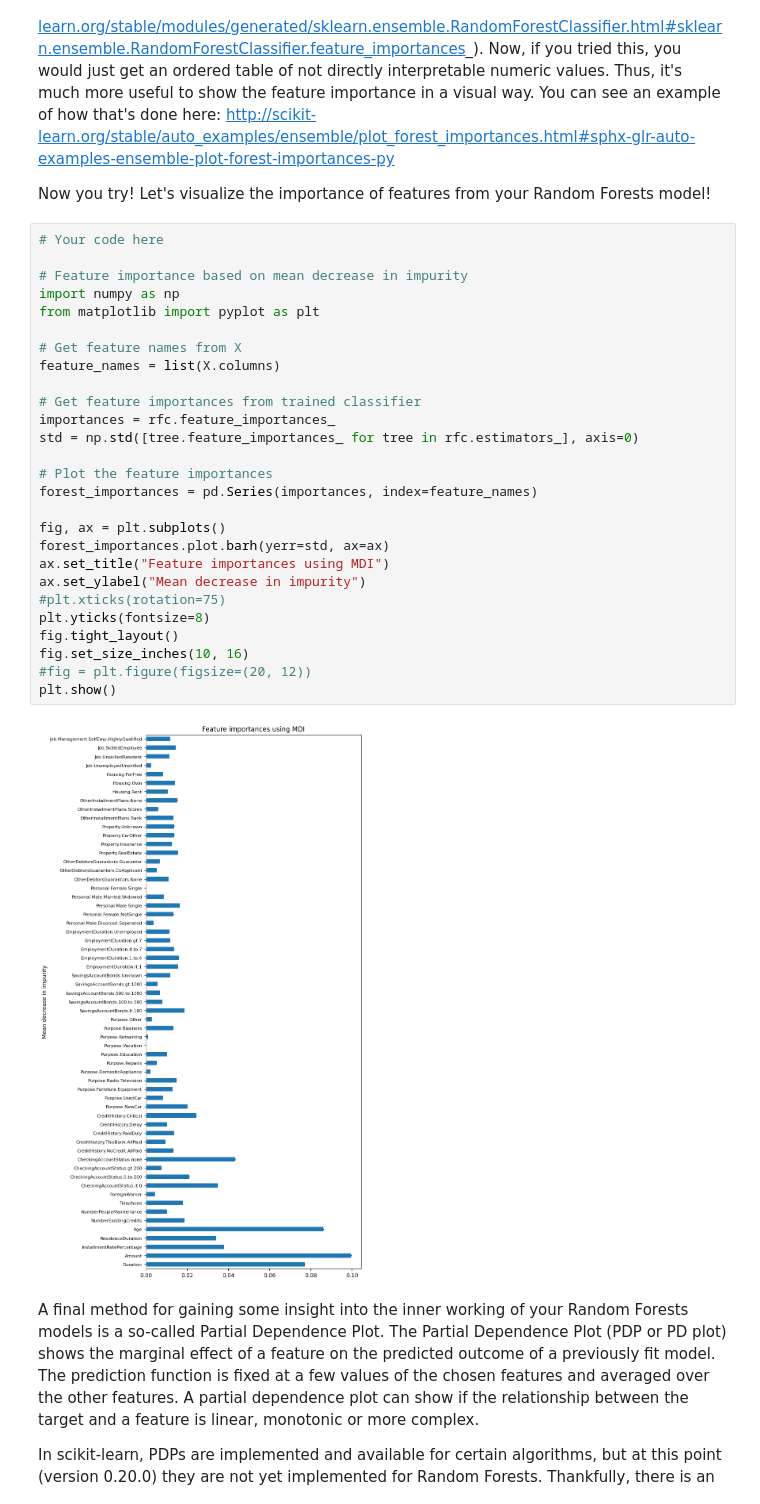
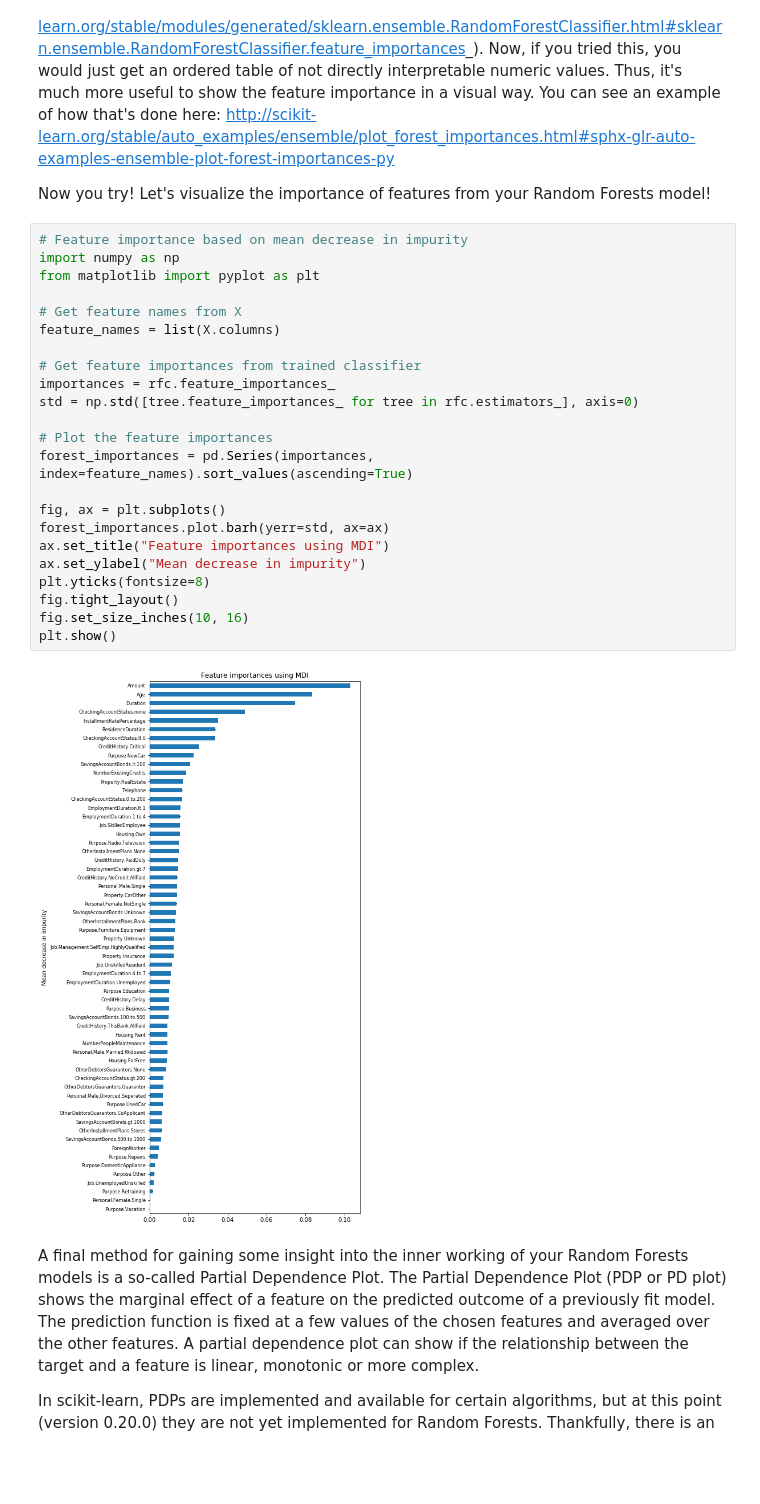
Before and after one commit to eddiechu888/mec-mini-projects, a Jupyter notebook: mec-13.5.1-tree-based-algorithms-mini-project/EddieChu_13_5_1_Tree-Based_Algorithms.ipynb, the cells around one changed output. Cells and saved outputs as stored; diff of their text form; blank space fills up the shorter version.

```diff
--- a/mec-13.5.1-tree-based-algorithms-mini-project/EddieChu_13_5_1_Tree-Based_Algorithms.ipynb
+++ b/mec-13.5.1-tree-based-algorithms-mini-project/EddieChu_13_5_1_Tree-Based_Algorithms.ipynb
@@ -208,34 +220,30 @@ You can see how to use this in the scikit-learn documentation (http://scikit-lea
 
 Now you try! Let's visualize the importance of features from your Random Forests model!
 # %%
-# Your code here
-
 # Feature importance based on mean decrease in impurity
 import numpy as np
 from matplotlib import pyplot as plt
 
 # Get feature names from X
 feature_names = list(X.columns)
 
 # Get feature importances from trained classifier
 importances = rfc.feature_importances_
 std = np.std([tree.feature_importances_ for tree in rfc.estimators_], axis=0)
 
 # Plot the feature importances
-forest_importances = pd.Series(importances, index=feature_names)
+forest_importances = pd.Series(importances, index=feature_names).sort_values(ascending=True)
 
 fig, ax = plt.subplots()
 forest_importances.plot.barh(yerr=std, ax=ax)
 ax.set_title("Feature importances using MDI")
 ax.set_ylabel("Mean decrease in impurity")
-#plt.xticks(rotation=75)
 plt.yticks(fontsize=8)
 fig.tight_layout()
 fig.set_size_inches(10, 16)
-#fig = plt.figure(figsize=(20, 12))
 plt.show()
 # %% [output]
-[figure, old version]
+[figure, new version]
 # %% [markdown]
 A final method for gaining some insight into the inner working of your Random Forests models is a so-called Partial Dependence Plot. The Partial Dependence Plot (PDP or PD plot) shows the marginal effect of a feature on the predicted outcome of a previously fit model. The prediction function is fixed at a few values of the chosen features and averaged over the other features. A partial dependence plot can show if the relationship between the target and a feature is linear, monotonic or more complex.
 
```
Also changed, not shown: parts of 20 cells of this notebook, 6 other files.
